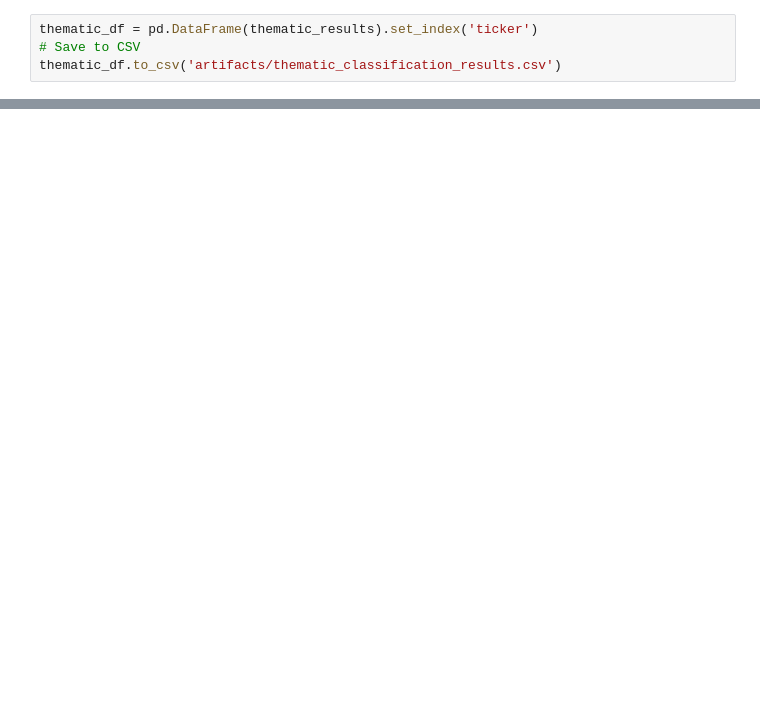
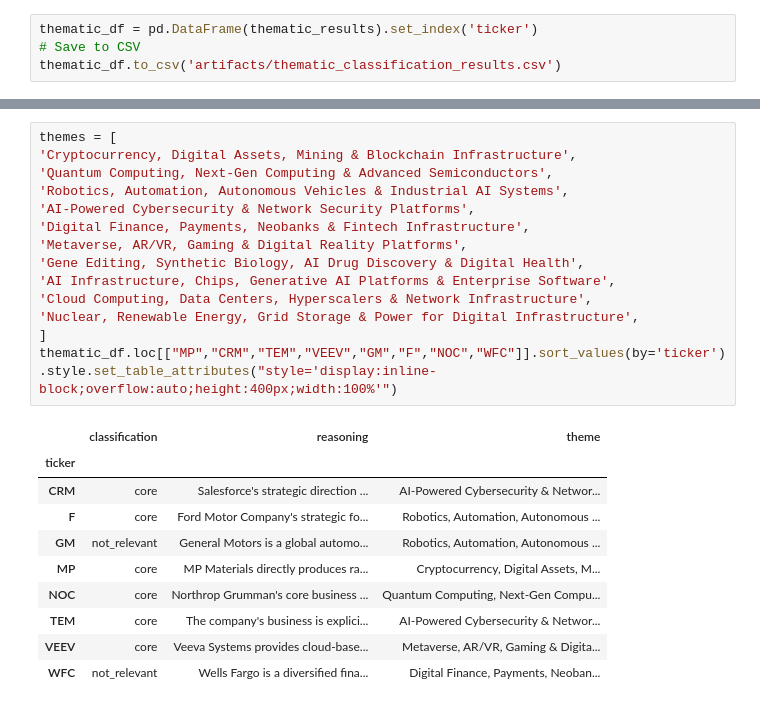
Before and after one commit to ZakariyyaScavotto/BIA660-Project3, a Jupyter notebook: Team_Rocket_Advanced_Portfolio_Intelligence_Through_Semantic_Analysis_at_Low_Risk_Capital_Management.ipynb, the cells around one changed output, grey strips where cells are left out. Drawn from its saved outputs; the diff is of its cells as text; blank space fills up the shorter version.

```diff
--- a/Team_Rocket_Advanced_Portfolio_Intelligence_Through_Semantic_Analysis_at_Low_Risk_Capital_Management.ipynb
+++ b/Team_Rocket_Advanced_Portfolio_Intelligence_Through_Semantic_Analysis_at_Low_Risk_Capital_Management.ipynb
@@ -4442,0 +4523,25 @@ thematic_df.to_csv('artifacts/thematic_classification_results.csv')
+# %%
+themes = [
+'Cryptocurrency, Digital Assets, Mining & Blockchain Infrastructure',
+'Quantum Computing, Next-Gen Computing & Advanced Semiconductors',
+'Robotics, Automation, Autonomous Vehicles & Industrial AI Systems',
+'AI-Powered Cybersecurity & Network Security Platforms',
+'Digital Finance, Payments, Neobanks & Fintech Infrastructure',
+'Metaverse, AR/VR, Gaming & Digital Reality Platforms',
+'Gene Editing, Synthetic Biology, AI Drug Discovery & Digital Health',
+'AI Infrastructure, Chips, Generative AI Platforms & Enterprise Software',
+'Cloud Computing, Data Centers, Hyperscalers & Network Infrastructure',
+'Nuclear, Renewable Energy, Grid Storage & Power for Digital Infrastructure',
+]
+thematic_df.loc[["MP","CRM","TEM","VEEV","GM","F","NOC","WFC"]].sort_values(by='ticker').style.set_table_attributes("style='display:inline-block;overflow:auto;height:400px;width:100%'")
+# %% [output]
+|  | classification | reasoning | theme |
+| ticker |  |  |  |
+| CRM | core | Salesforce's strategic direction ... | AI-Powered Cybersecurity & Networ... |
+| F | core | Ford Motor Company's strategic fo... | Robotics, Automation, Autonomous ... |
+| GM | not_relevant | General Motors is a global automo... | Robotics, Automation, Autonomous ... |
+| MP | core | MP Materials directly produces ra... | Cryptocurrency, Digital Assets, M... |
+| NOC | core | Northrop Grumman's core business ... | Quantum Computing, Next-Gen Compu... |
+| TEM | core | The company's business is explici... | AI-Powered Cybersecurity & Networ... |
+| VEEV | core | Veeva Systems provides cloud-base... | Metaverse, AR/VR, Gaming & Digita... |
+| WFC | not_relevant | Wells Fargo is a diversified fina... | Digital Finance, Payments, Neoban... |
```
Also changed, not shown: parts of 12 cells of this notebook.
